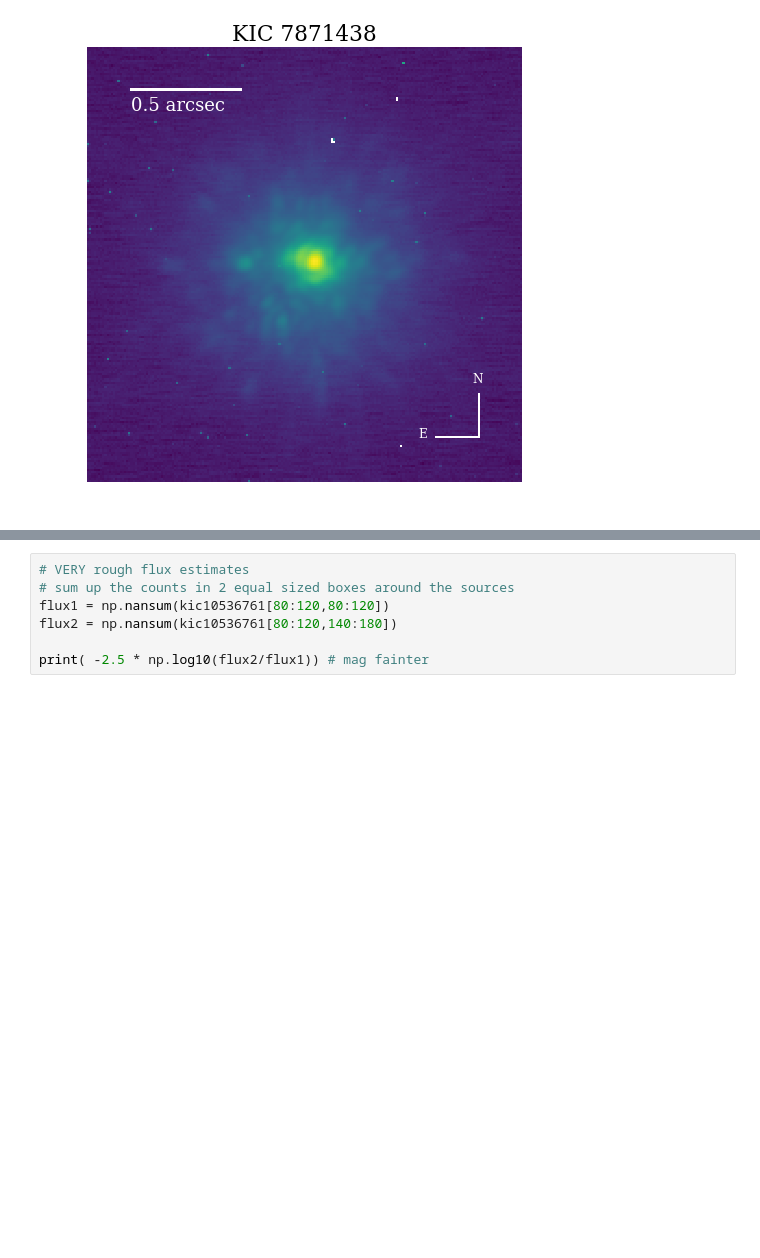
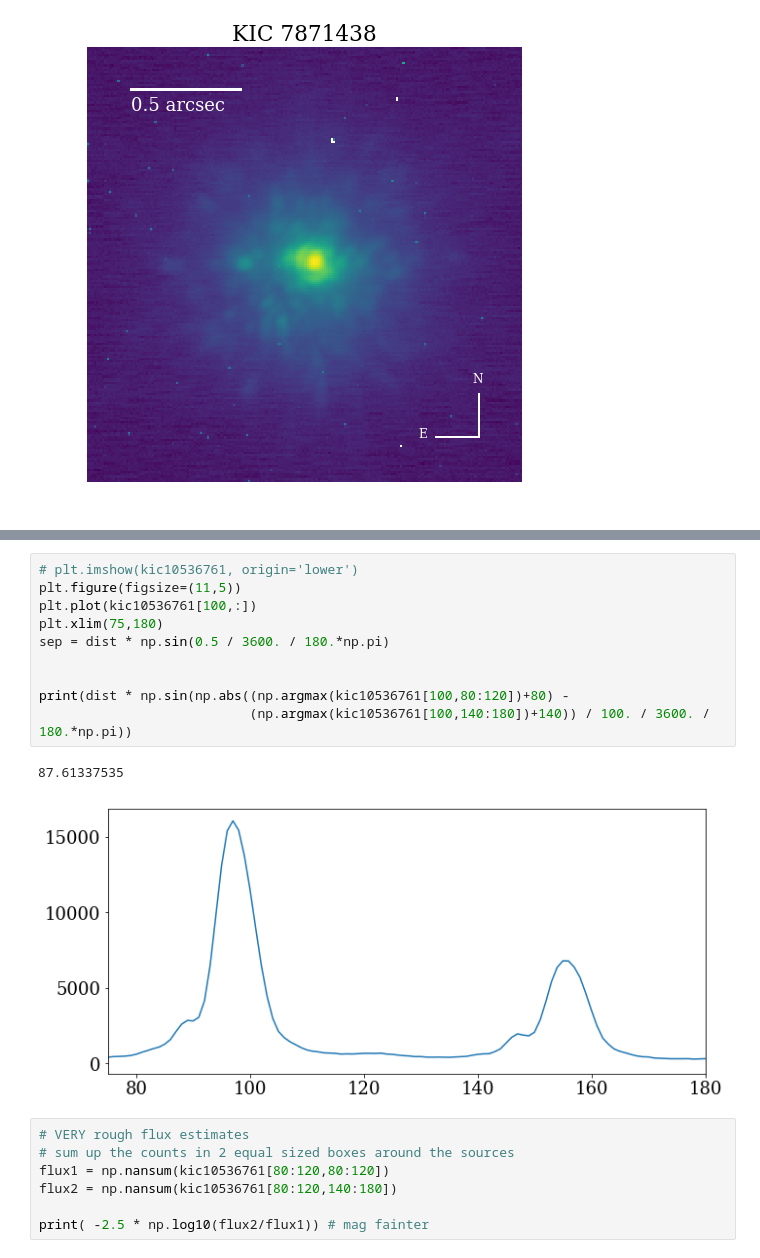
Before and after one commit to jradavenport/widebinary_AOdata, a Jupyter notebook: make_figs.ipynb, the cells around one changed output, grey strips where cells are left out. Drawn from its saved outputs; the diff is of its cells as text; blank space fills up the shorter version.

```diff
--- a/make_figs.ipynb
+++ b/make_figs.ipynb
@@ -161,4 +168,17 @@ plt.savefig('kic8888573_AO.pdf', dpi=150, bbox_inches='tight', pad_inches=0.25)
 [figure]
+# %%
+# plt.imshow(kic10536761, origin='lower')
+plt.figure(figsize=(11,5))
+plt.plot(kic10536761[100,:])
+plt.xlim(75,180)
+sep = dist * np.sin(0.5 / 3600. / 180.*np.pi)
+
+
+print(dist * np.sin(np.abs((np.argmax(kic10536761[100,80:120])+80) -
+                           (np.argmax(kic10536761[100,140:180])+140)) / 100. / 3600. / 180.*np.pi))
+# %% [output]
+87.61337535
+[figure, added]
 # %%
 # VERY rough flux estimates
 # sum up the counts in 2 equal sized boxes around the sources
```
Also changed, not shown: parts of 2 cells of this notebook.
